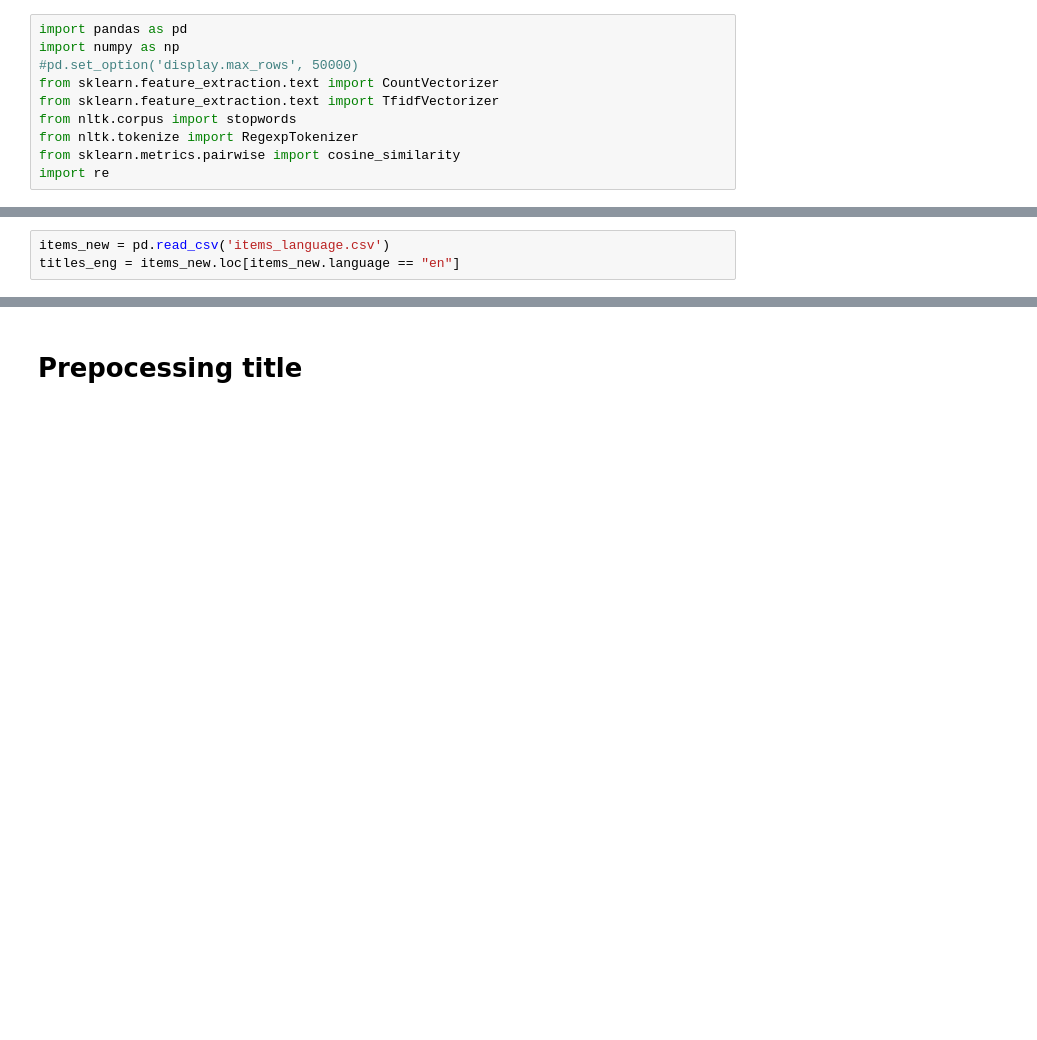
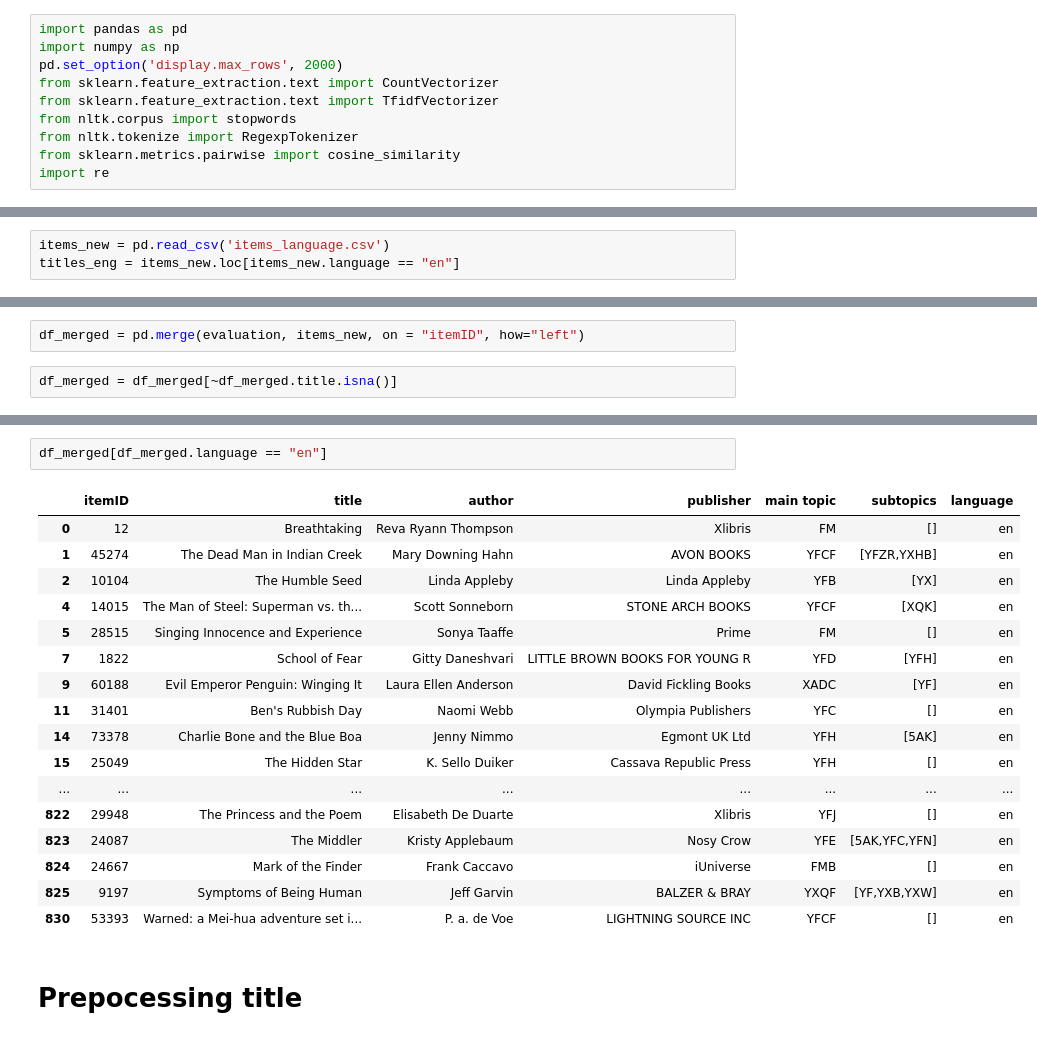
Before and after one commit to manu675/Data_Mining_Cup_Prudsys_21, a Jupyter notebook: Title_analyzing.ipynb, the cells around one changed output, grey strips where cells are left out. Saved outputs shown, nothing was run; the diff lists cells and outputs as text; blank space fills up the shorter version.

```diff
--- a/Title_analyzing.ipynb
+++ b/Title_analyzing.ipynb
@@ -1,7 +1,7 @@
 # %%
 import pandas as pd
 import numpy as np
-#pd.set_option('display.max_rows', 50000)
+pd.set_option('display.max_rows', 2000)
 from sklearn.feature_extraction.text import CountVectorizer
 from sklearn.feature_extraction.text import TfidfVectorizer
 from nltk.corpus import stopwords
@@ -36,0 +39,4 @@ titles_eng = items_new.loc[items_new.language == "en"]
+# %%
+df_merged = pd.merge(evaluation, items_new, on = "itemID", how="left")
+# %%
+df_merged = df_merged[~df_merged.title.isna()]
@@ -37,3 +63,23 @@ titles_eng = items_new.loc[items_new.language == "en"]
+# %%
+df_merged[df_merged.language == "en"]
+# %% [output]
+|  | itemID | title | author | publisher | main topic | subtopics | language |
+| 0 | 12 | Breathtaking | Reva Ryann Thompson | Xlibris | FM | [] | en |
+| 1 | 45274 | The Dead Man in Indian Creek | Mary Downing Hahn | AVON BOOKS | YFCF | [YFZR,YXHB] | en |
+| 2 | 10104 | The Humble Seed | Linda Appleby | Linda Appleby | YFB | [YX] | en |
+| 4 | 14015 | The Man of Steel: Superman vs. th... | Scott Sonneborn | STONE ARCH BOOKS | YFCF | [XQK] | en |
+| 5 | 28515 | Singing Innocence and Experience | Sonya Taaffe | Prime | FM | [] | en |
+| 7 | 1822 | School of Fear | Gitty Daneshvari | LITTLE BROWN BOOKS FOR YOUNG R | YFD | [YFH] | en |
+| 9 | 60188 | Evil Emperor Penguin: Winging It | Laura Ellen Anderson | David Fickling Books | XADC | [YF] | en |
+| 11 | 31401 | Ben's Rubbish Day | Naomi Webb | Olympia Publishers | YFC | [] | en |
+| 14 | 73378 | Charlie Bone and the Blue Boa | Jenny Nimmo | Egmont UK Ltd | YFH | [5AK] | en |
+| 15 | 25049 | The Hidden Star | K. Sello Duiker | Cassava Republic Press | YFH | [] | en |
+| ... | ... | ... | ... | ... | ... | ... | ... |
+| 822 | 29948 | The Princess and the Poem | Elisabeth De Duarte | Xlibris | YFJ | [] | en |
+| 823 | 24087 | The Middler | Kristy Applebaum | Nosy Crow | YFE | [5AK,YFC,YFN] | en |
+| 824 | 24667 | Mark of the Finder | Frank Caccavo | iUniverse | FMB | [] | en |
+| 825 | 9197 | Symptoms of Being Human | Jeff Garvin | BALZER & BRAY | YXQF | [YF,YXB,YXW] | en |
+| 830 | 53393 | Warned: a Mei-hua adventure set i... | P. a. de Voe | LIGHTNING SOURCE INC | YFCF | [] | en |
 # %% [markdown]
 # Prepocessing title
 # %%
```
Also changed, not shown: parts of 19 cells of this notebook.
